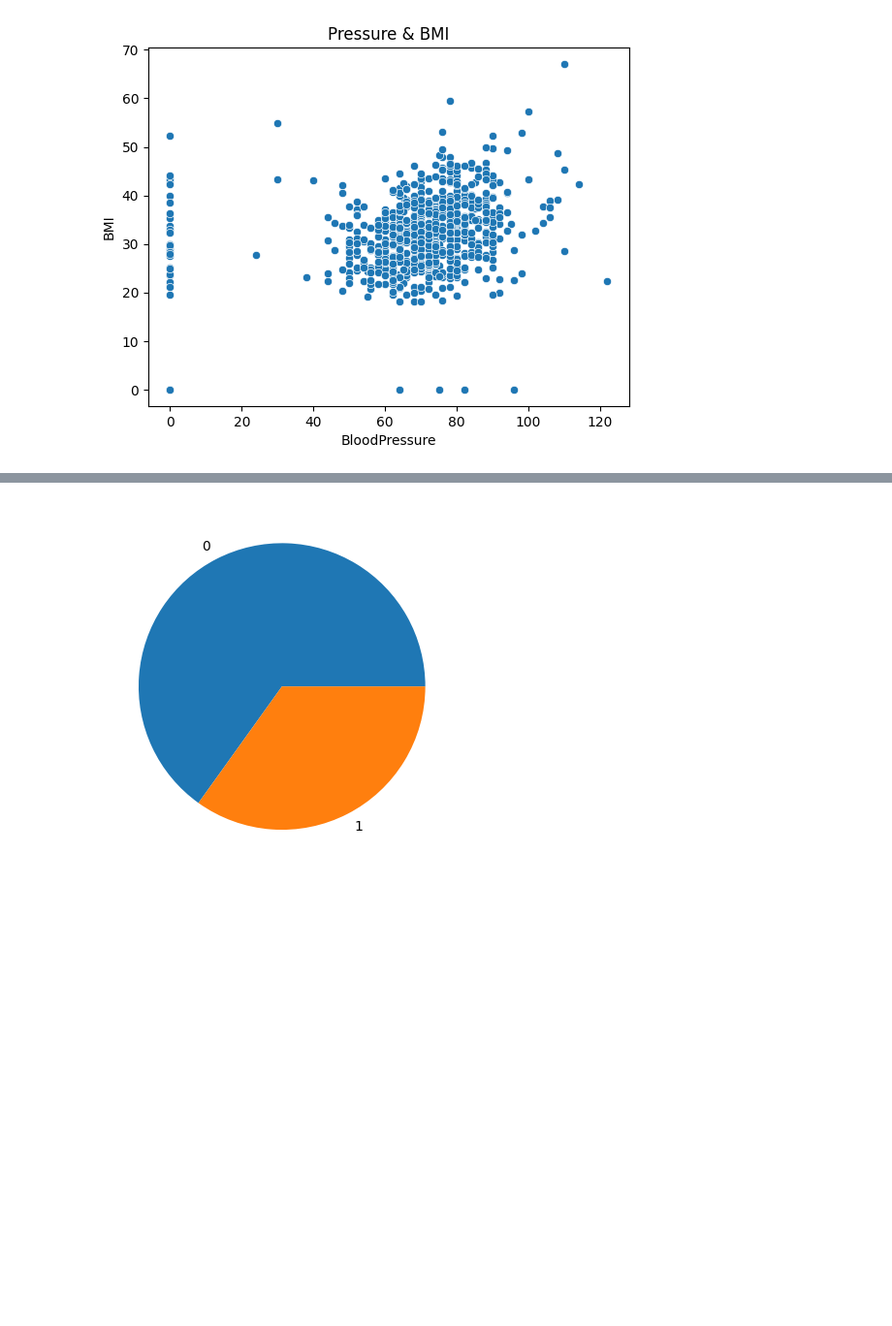
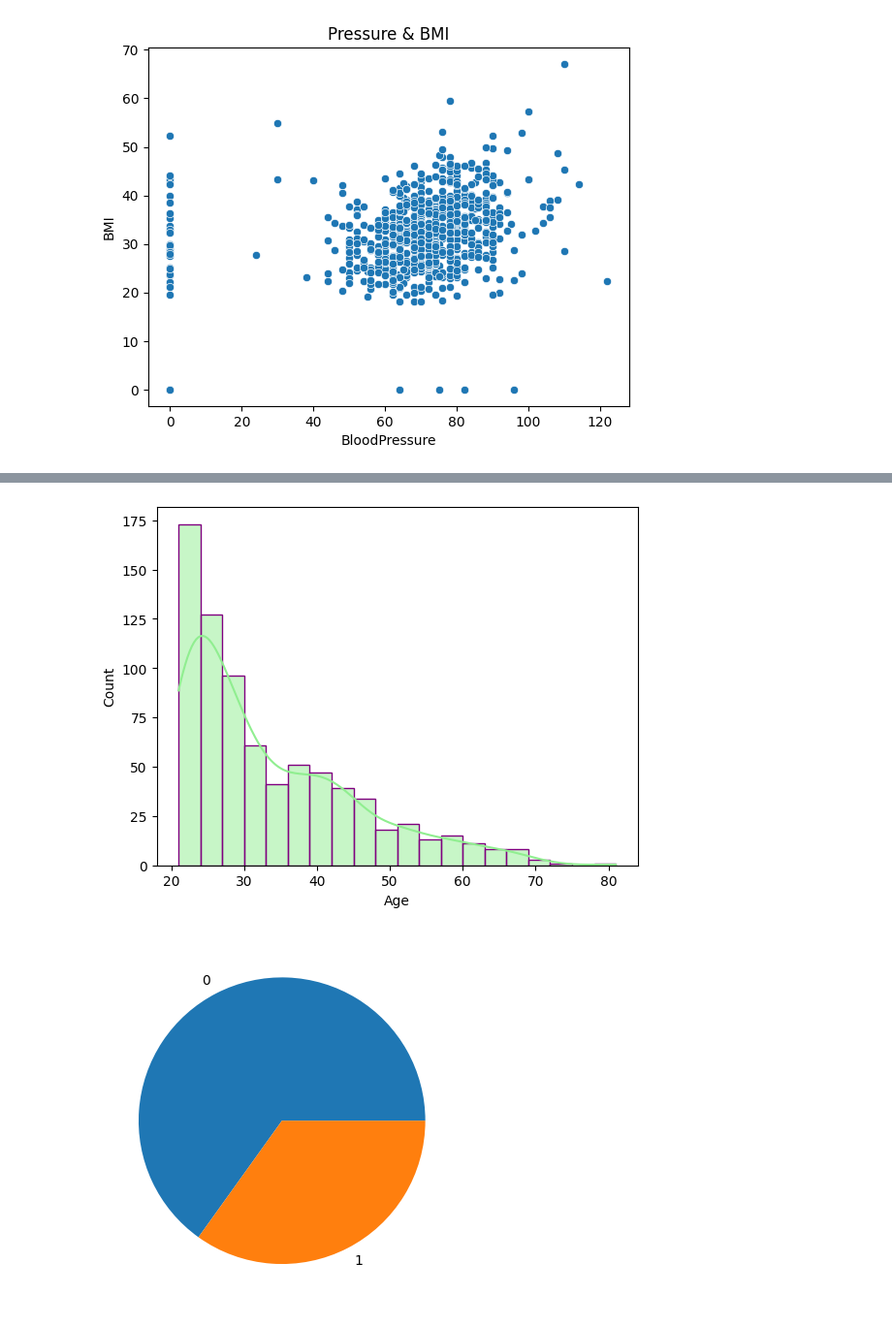
Before and after one commit to davidrimon2004/Probability-Statistics-Project, a Jupyter notebook: project.ipynb, the cells around one changed output, grey strips where cells are left out. Shown at 97% size. Saved outputs shown, nothing was run; the diff lists cells and outputs as text; code cells hidden in the pictures; blank space fills up the shorter version.

```diff
--- a/project.ipynb
+++ b/project.ipynb
@@ -36,3 +45,7 @@ visual.show()
+# %%
+Distribution(age)
+# %% [output]
+[figure, added]
 # %%
 def pie(x):
   count=read[read.columns[x]].value_counts()
```
Also changed, not shown: parts of 6 cells of this notebook.
